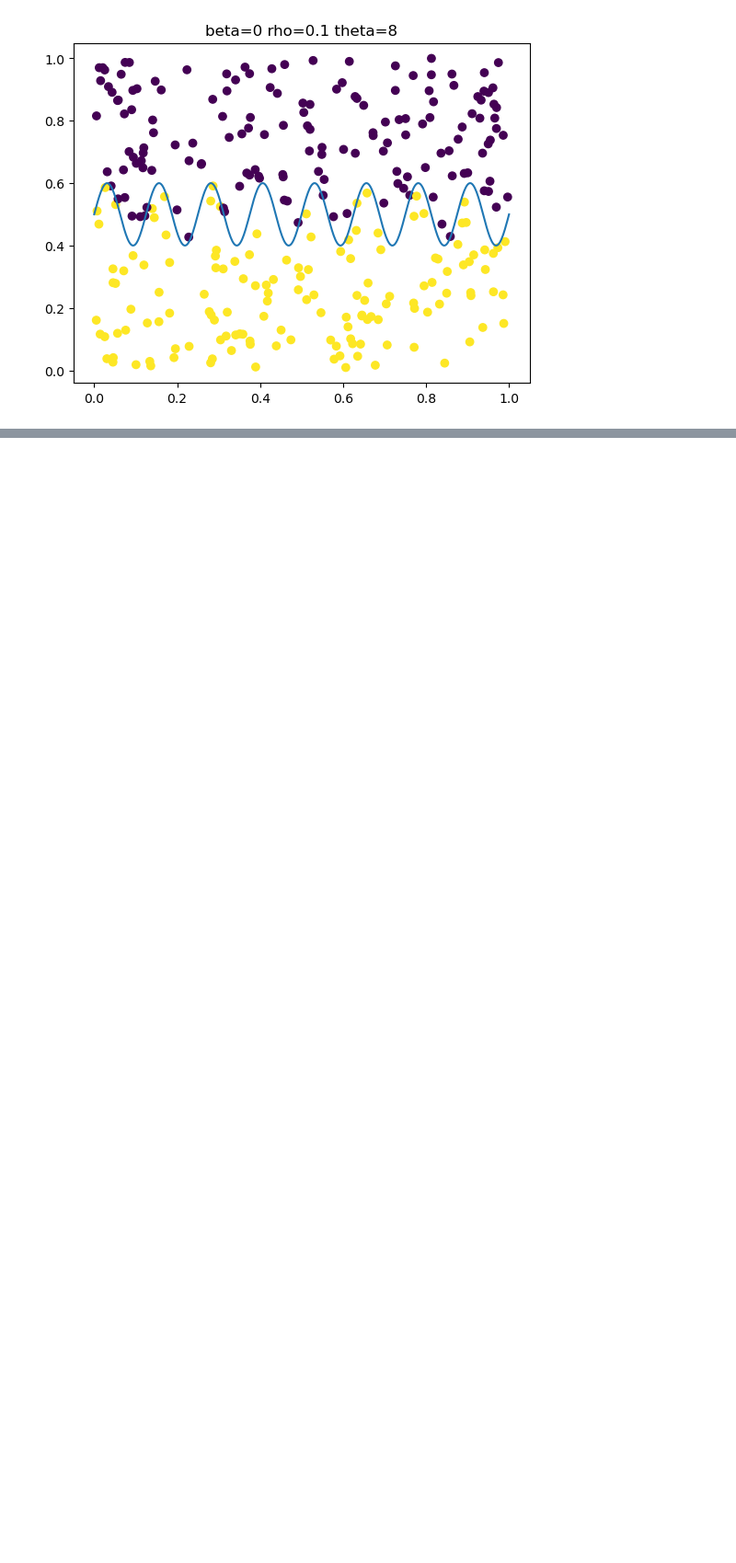
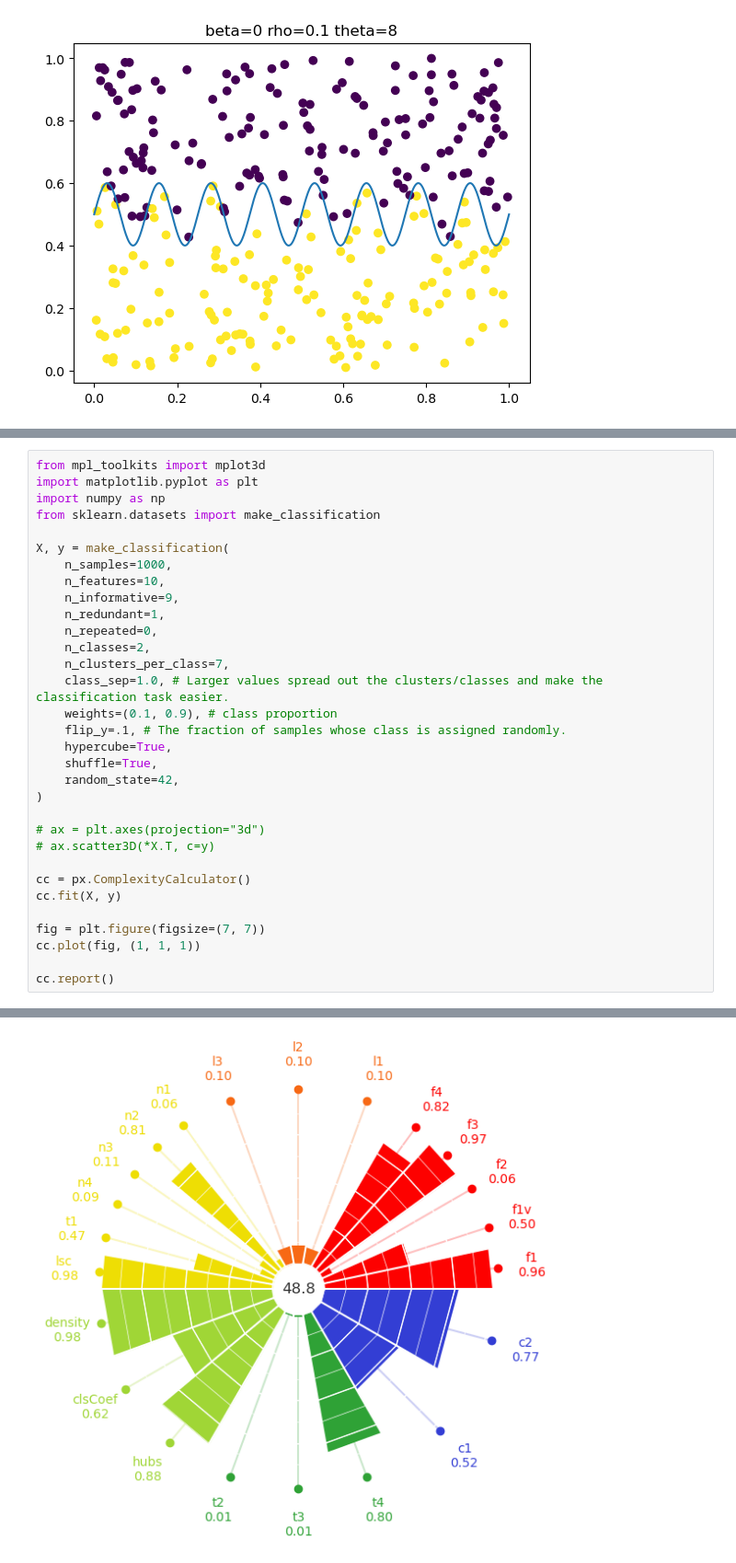
Before and after one commit to antoniobelotti/budget-svm, a Jupyter notebook: plot_datasets.ipynb, the cells around one changed output, grey strips where cells are left out. Shown at 92% size. Drawn from its saved outputs; the diff is of its cells as text; blank space fills up the shorter version.

```diff
--- a/plot_datasets.ipynb
+++ b/plot_datasets.ipynb
@@ -90,0 +88,33 @@ from budgetsvm.kernel import GaussianKernel
+# %%
+from mpl_toolkits import mplot3d
+import matplotlib.pyplot as plt
+import numpy as np
+from sklearn.datasets import make_classification
+
+X, y = make_classification(
+    n_samples=1000,
+    n_features=10,
+    n_informative=9,
+    n_redundant=1,
+    n_repeated=0,
+    n_classes=2,
+    n_clusters_per_class=7,
+    class_sep=1.0, # Larger values spread out the clusters/classes and make the classification task easier.
+    weights=(0.1, 0.9), # class proportion
+    flip_y=.1, # The fraction of samples whose class is assigned randomly.
+    hypercube=True,
+    shuffle=True,
+    random_state=42,
+)
+
+# ax = plt.axes(projection="3d")
+# ax.scatter3D(*X.T, c=y)
+
+cc = px.ComplexityCalculator()
+cc.fit(X, y)
+
+fig = plt.figure(figsize=(7, 7))
+cc.plot(fig, (1, 1, 1))
+
+cc.report()
+# %% [output]
@@ -90,0 +138 @@ from budgetsvm.kernel import GaussianKernel
+[figure, added]
```
Also changed, not shown: parts of 10 cells of this notebook, 1 other file.
